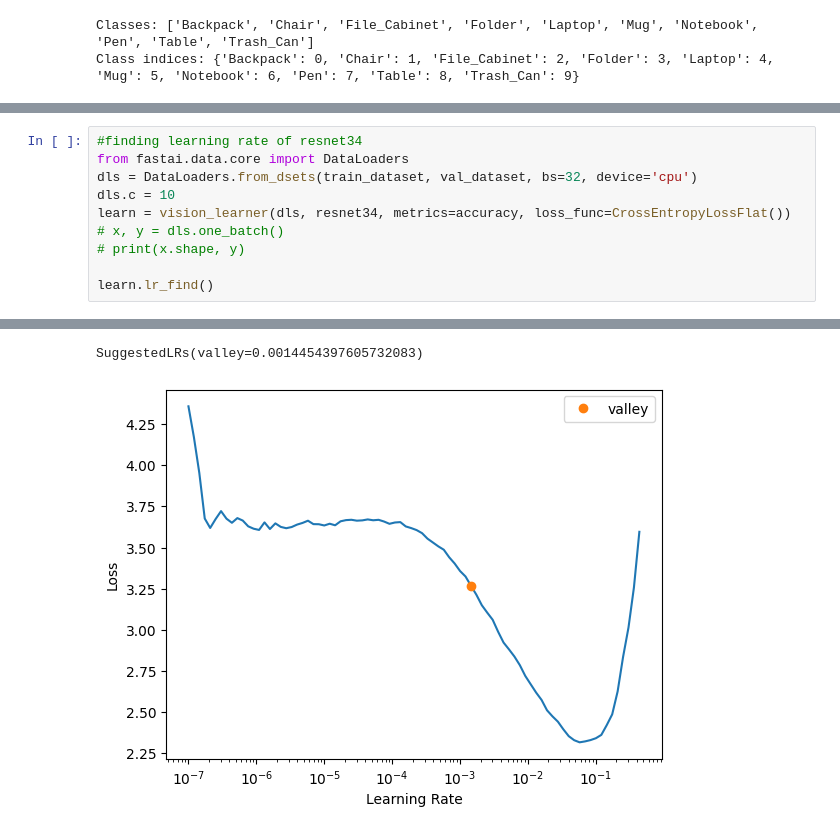
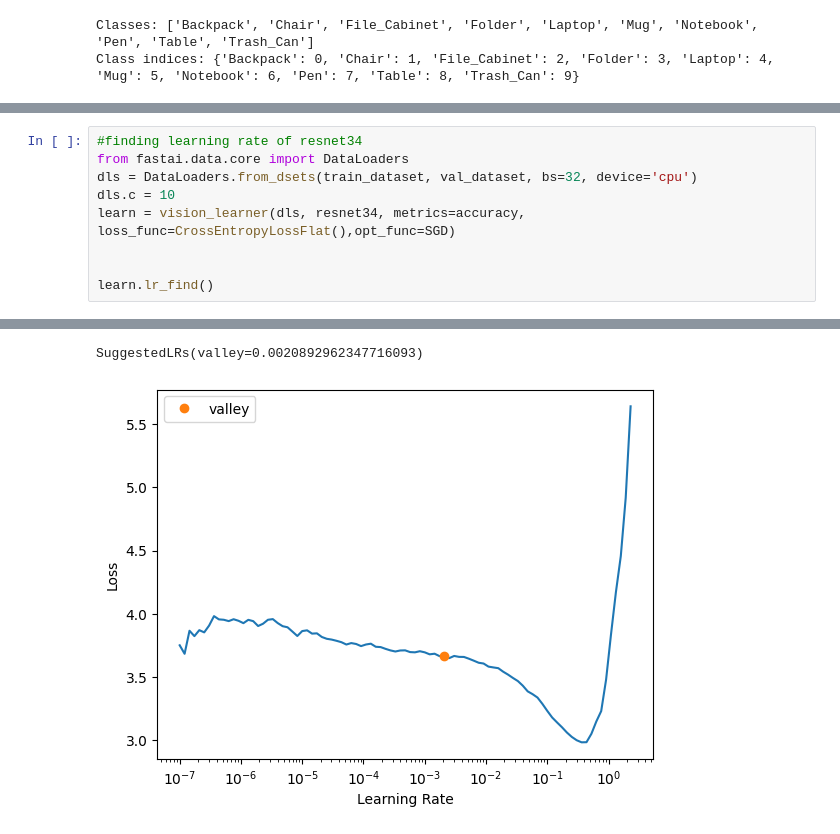
Before and after one commit to magala20-alt/AI-In-Robotics, a Jupyter notebook: model.ipynb, the cells around one changed output, grey strips where cells are left out. Saved outputs shown, nothing was run; the diff lists cells and outputs as text.

```diff
--- a/model.ipynb
+++ b/model.ipynb
@@ -83,14 +83,13 @@ imshow(images[2])
 # %%
 #finding learning rate of resnet34
 from fastai.data.core import DataLoaders
 dls = DataLoaders.from_dsets(train_dataset, val_dataset, bs=32, device='cpu')
 dls.c = 10
-learn = vision_learner(dls, resnet34, metrics=accuracy, loss_func=CrossEntropyLossFlat())
-# x, y = dls.one_batch()
-# print(x.shape, y)
+learn = vision_learner(dls, resnet34, metrics=accuracy, loss_func=CrossEntropyLossFlat(),opt_func=SGD)
+
 
 learn.lr_find()
 # %% [output]
 [interactive output not drawn]
-SuggestedLRs(valley=0.0014454397605732083)
+SuggestedLRs(valley=0.0020892962347716093)
-[figure, old version]
+[figure, new version]
```
Also changed, not shown: parts of 5 cells of this notebook.
